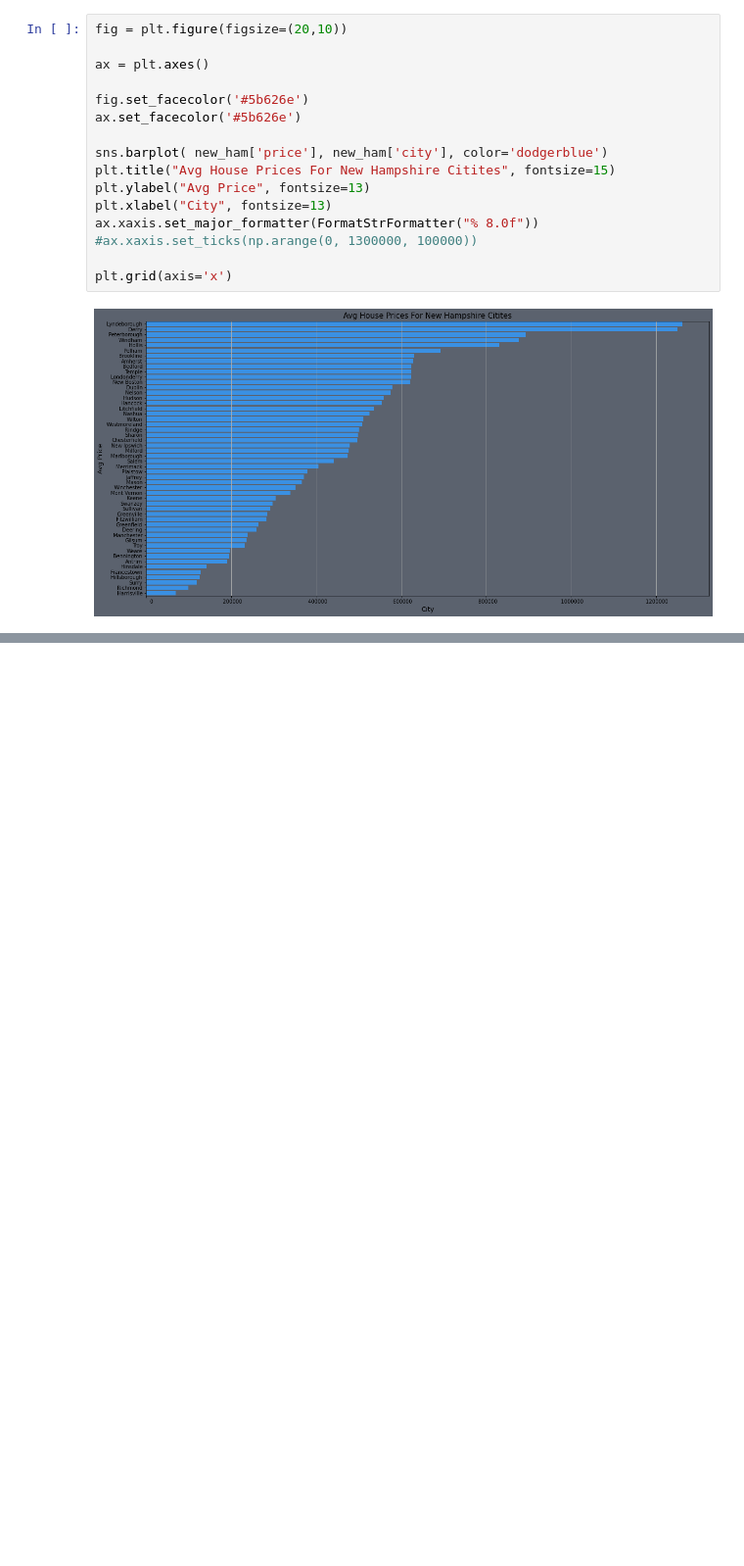
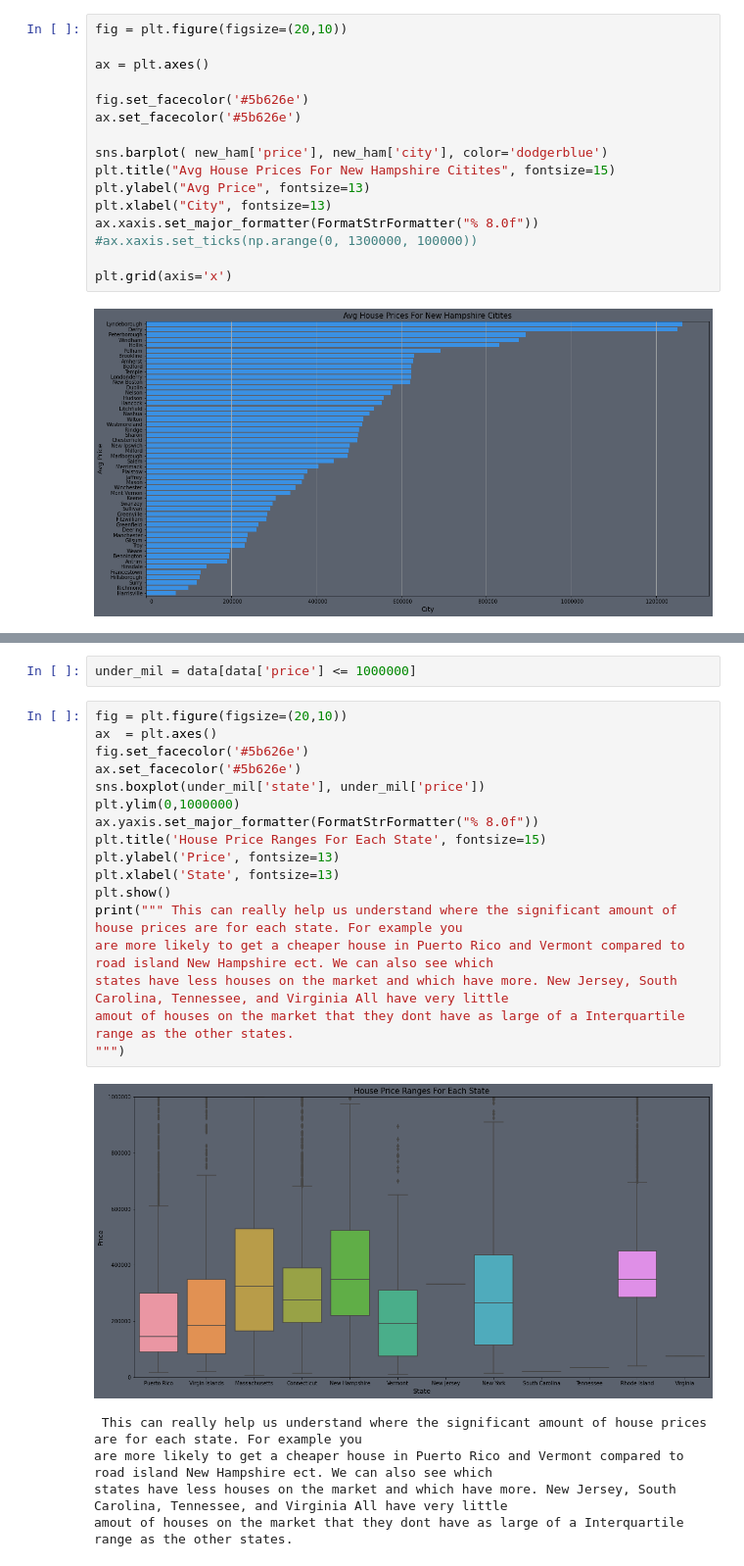
Before and after one commit to SpencerReno/Realtor_Data, a Jupyter notebook: analytical_file.ipynb, the cells around one changed output, grey strips where cells are left out. Shown at 98% size. Cells and saved outputs as stored; diff of their text form; blank space fills up the shorter version.

```diff
--- a/analytical_file.ipynb
+++ b/analytical_file.ipynb
@@ -111,0 +128,25 @@ plt.grid(axis='x')
+# %%
+under_mil = data[data['price'] <= 1000000]
+# %%
+fig = plt.figure(figsize=(20,10))
+ax  = plt.axes()
+fig.set_facecolor('#5b626e')
+ax.set_facecolor('#5b626e')
+sns.boxplot(under_mil['state'], under_mil['price'])
+plt.ylim(0,1000000)
+ax.yaxis.set_major_formatter(FormatStrFormatter("% 8.0f"))
+plt.title('House Price Ranges For Each State', fontsize=15)
+plt.ylabel('Price', fontsize=13)
+plt.xlabel('State', fontsize=13)
+plt.show()
+print(""" This can really help us understand where the significant amount of house prices are for each state. For example you
+are more likely to get a cheaper house in Puerto Rico and Vermont compared to road island New Hampshire ect. We can also see which
+states have less houses on the market and which have more. New Jersey, South Carolina, Tennessee, and Virginia All have very little
+amout of houses on the market that they dont have as large of a Interquartile range as the other states.
+""")
+# %% [output]
+[figure, added]
+ This can really help us understand where the significant amount of house prices are for each state. For example you
+are more likely to get a cheaper house in Puerto Rico and Vermont compared to road island New Hampshire ect. We can also see which
+states have less houses on the market and which have more. New Jersey, South Carolina, Tennessee, and Virginia All have very little
+amout of houses on the market that they dont have as large of a Interquartile range as the other states.
```
Also changed, not shown: parts of 1 cell of this notebook.
